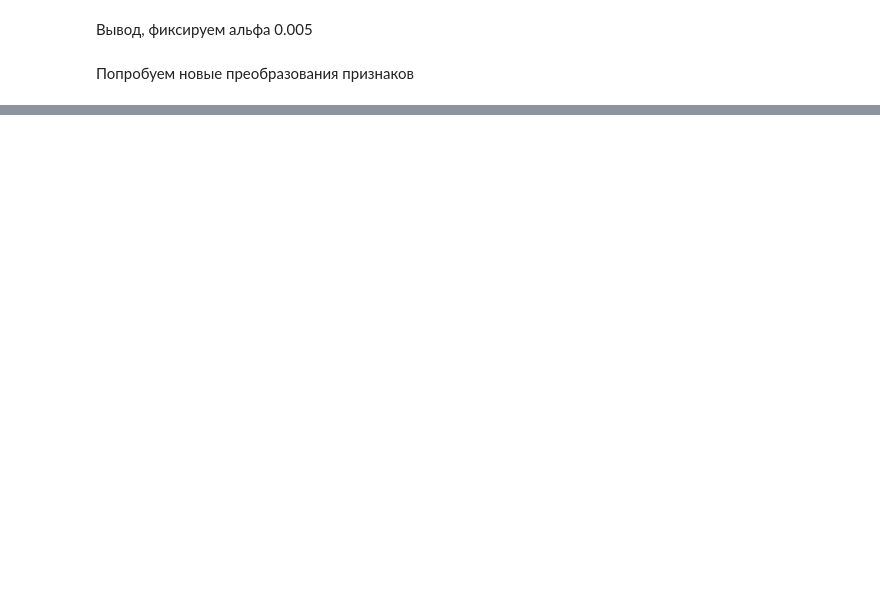
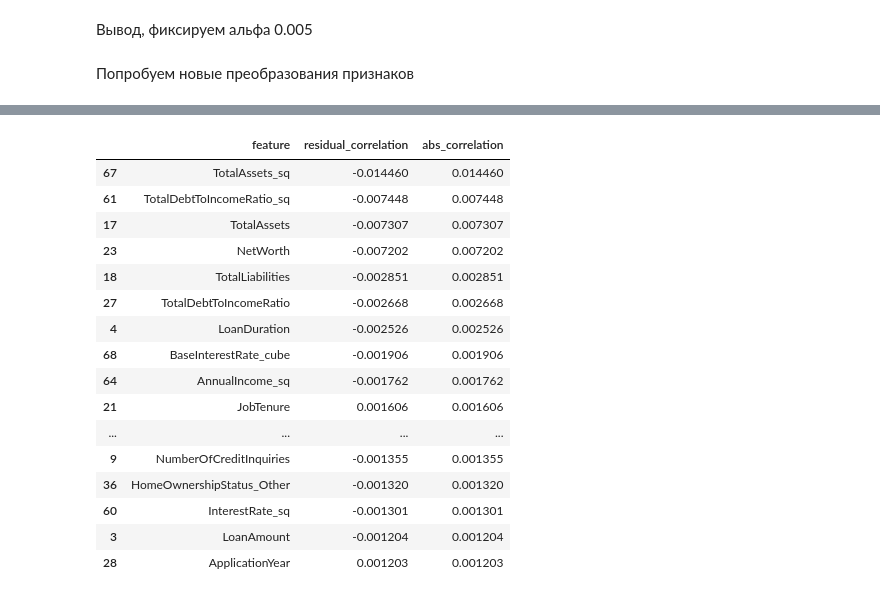
Before and after one commit to las-tochka/Machine_learning, a Jupyter notebook: Lab_1/Kaggle_Competition.ipynb, the cells around one changed output, grey strips where cells are left out. Cells and saved outputs as stored; diff of their text form; code cells hidden in the pictures; blank space fills up the shorter version.

```diff
--- a/Lab_1/Kaggle_Competition.ipynb
+++ b/Lab_1/Kaggle_Competition.ipynb
@@ -914,7 +632,7 @@ display(pd.DataFrame(ridge_results))
 # %% [markdown]
 Попробуем новые преобразования признаков
 # %%
-alpha = 0.005
+alpha = 0.00001
 fold_scores = []
 
 for train_idx, val_idx in my_kfold(len(X_train), n_splits=5):
@@ -956,16 +673,0 @@ MSE каждого фолда: [np.float64(36.38295134594165), np.float64(33.492
-# %%
-# Обучаем модель на всей тренировочной выборке
-model = MyRidgeRegression(alpha=0.005)
-
-model.fit(
-    X_train_z.to_numpy(dtype=float),
-    y_train.to_numpy(dtype=float)
-)
-
-# Получаем предсказания для всей проверочной выборки
-predictions = model.predict(
-    X_val_z.to_numpy(dtype=float)
-)
-
-print("Размер y_val:", len(y_val))
-print("Размер predictions:", len(predictions))
@@ -1022,0 +730,52 @@ print("Максимальный Predicted:", np.max(predictions))
+# %%
+
+X_array = np.asarray(X_train, dtype=float)
+y_array = np.asarray(y_train, dtype=float)
+
+oof_predictions = np.zeros(len(y_array))
+
+for train_idx, val_idx in my_kfold(
+    len(y_array), n_splits=5, random_state=42
+):
+    X_tr = X_array[train_idx]
+    X_val_fold = X_array[val_idx]
+
+    y_tr = y_array[train_idx]
+
+    mean = X_tr.mean(axis=0)
+    std = X_tr.std(axis=0)
+    std[std == 0] = 1
+
+    X_tr_scaled = (X_tr - mean) / std
+    X_val_scaled = (X_val_fold - mean) / std
+
+    model = MyRidgeRegression(alpha=best_alpha)
+    model.fit(X_tr_scaled, y_tr)
+
+    oof_predictions[val_idx] = model.predict(X_val_scaled)
+
+residuals = y_array - oof_predictions
+
+print("OOF MSE:", my_mse(y_array, oof_predictions))
+print("Средняя ошибка:", residuals.mean())
+print("Средняя абсолютная ошибка:", np.mean(np.abs(residuals)))
+
+# Связь остатков с признаками
+residual_df = pd.DataFrame({
+    "feature": X_train.columns,
+    "residual_correlation": [
+        np.corrcoef(X_train[col], residuals)[0, 1]
+        for col in X_train.columns
+    ]
+})
+
+residual_df["abs_correlation"] = (
+    residual_df["residual_correlation"].abs()
+)
+
+display(
+    residual_df.sort_values(
+        "abs_correlation", ascending=False
+    ).head(20)
+)
+# %% [output]
@@ -1022,0 +785,17 @@ print("Максимальный Predicted:", np.max(predictions))
+|  | feature | residual_correlation | abs_correlation |
+| 67 | TotalAssets_sq | -0.014460 | 0.014460 |
+| 61 | TotalDebtToIncomeRatio_sq | -0.007448 | 0.007448 |
+| 17 | TotalAssets | -0.007307 | 0.007307 |
+| 23 | NetWorth | -0.007202 | 0.007202 |
+| 18 | TotalLiabilities | -0.002851 | 0.002851 |
+| 27 | TotalDebtToIncomeRatio | -0.002668 | 0.002668 |
+| 4 | LoanDuration | -0.002526 | 0.002526 |
+| 68 | BaseInterestRate_cube | -0.001906 | 0.001906 |
+| 64 | AnnualIncome_sq | -0.001762 | 0.001762 |
+| 21 | JobTenure | 0.001606 | 0.001606 |
+| ... | ... | ... | ... |
+| 9 | NumberOfCreditInquiries | -0.001355 | 0.001355 |
+| 36 | HomeOwnershipStatus_Other | -0.001320 | 0.001320 |
+| 60 | InterestRate_sq | -0.001301 | 0.001301 |
+| 3 | LoanAmount | -0.001204 | 0.001204 |
+| 28 | ApplicationYear | 0.001203 | 0.001203 |
```
Also changed, not shown: parts of 27 cells of this notebook.
